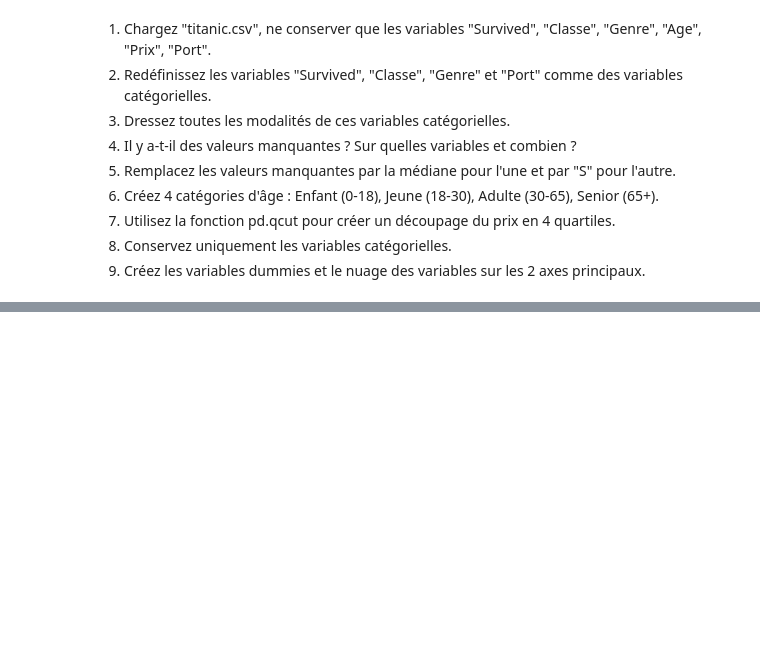
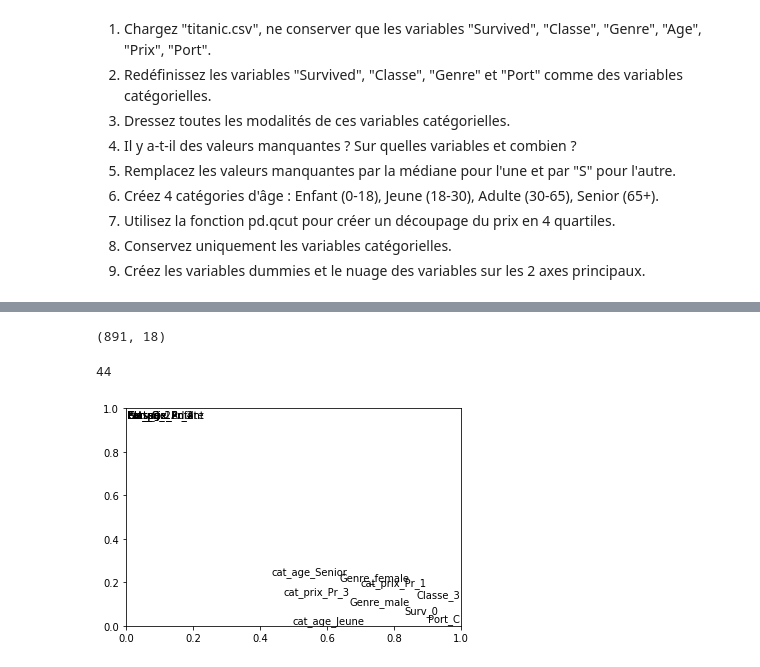
Before and after one commit to Maxabi/Data-Analysis-Python, a Jupyter notebook: src/Cours_3.ipynb, the cells around one changed output, grey strips where cells are left out. Cells and saved outputs as stored; diff of their text form; code cells hidden in the pictures; blank space fills up the shorter version.

```diff
--- a/src/Cours_3.ipynb
+++ b/src/Cours_3.ipynb
@@ -38,0 +107,2 @@ import matplotlib.pyplot as plt
+# %%
+df["cat_age"]=df["Age"].apply(lambda x : "Enfant" if x<18 else "Jeune" if x <30 else "Adulte" if x <65 else "Senior")
@@ -38,0 +130,18 @@ import matplotlib.pyplot as plt
+# %%
+df["cat_prix"]=pd.qcut(df["Prix"],4,labels=["Pr_1",
+   "Pr_2","Pr_3","Pr_4"])
+# %%
+df2=df[["Surv","Classe","Genre","Port","cat_age","cat_prix"]]
+# %%
+df3=pd.DataFrame(pd.get_dummies(df2))
+# %%
+df3.shape
+# %% [output]
+(891, 18)
+# %%
+from adjustText import adjust_text
+texts = [plt.text(df3.iloc[i,0], df3.iloc[i,1], df3.columns[i]) for i in range(df3.shape[1])]
+adjust_text(texts)
+# %% [output]
+44
+[figure, added]
```
Also changed, not shown: parts of 29 cells of this notebook.
